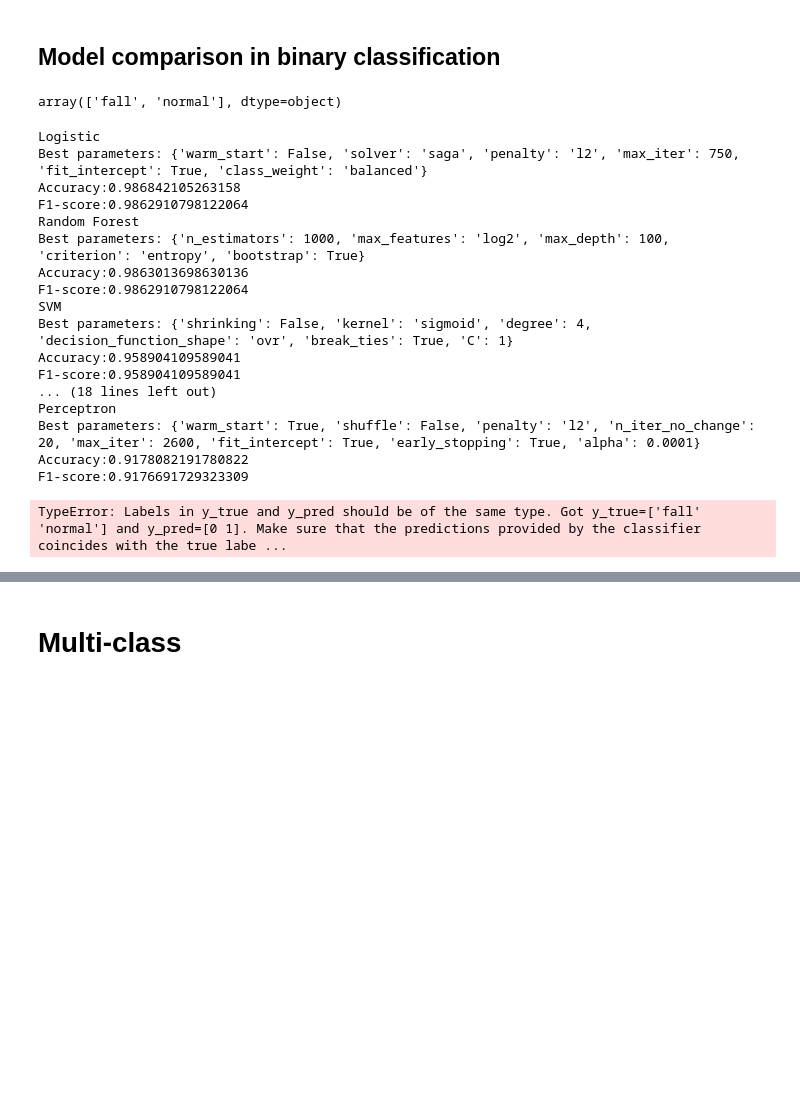
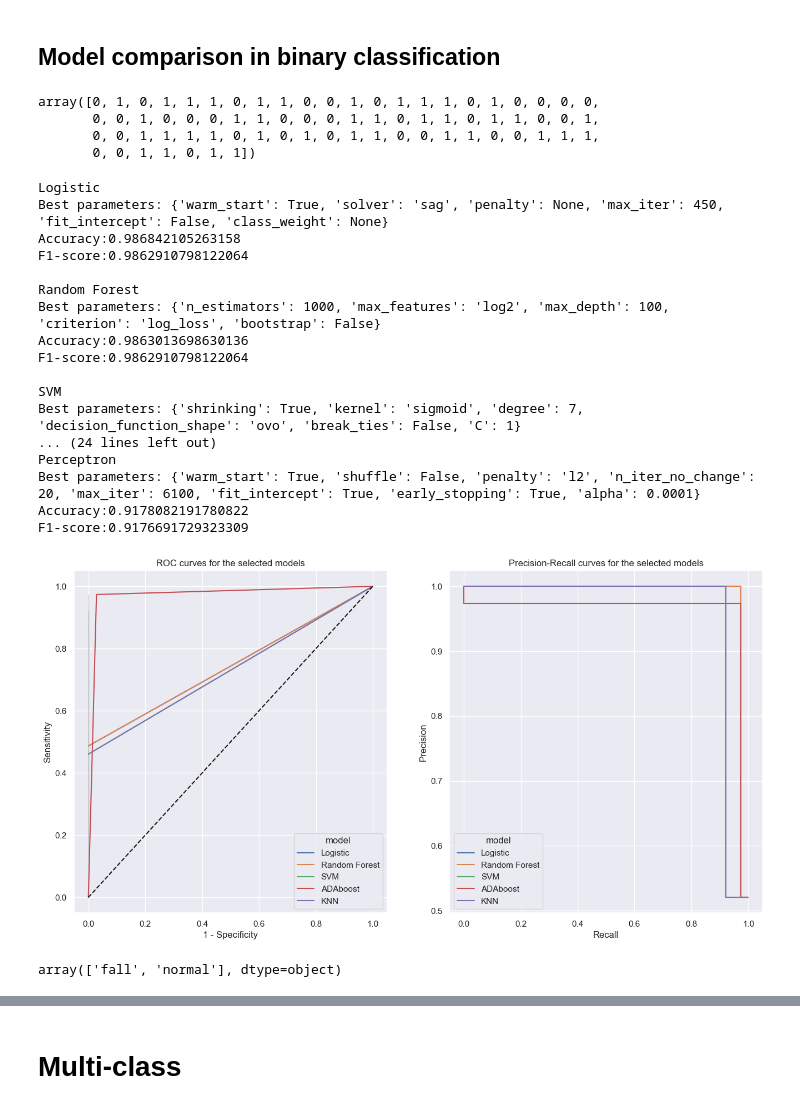
Before and after one commit to nicolagrieco00/Fall_or_not_to_fall, a Jupyter notebook: second_algo.ipynb, the cells around one changed output, grey strips where cells are left out. Saved outputs shown, nothing was run; the diff lists cells and outputs as text; code cells hidden in the pictures; blank space fills up the shorter version.

```diff
--- a/second_algo.ipynb
+++ b/second_algo.ipynb
@@ -184,7 +184,7 @@ def best_rf_fit(X_train, X_test, y_train, y_test):
 
 def best_svm_fit(X_train, X_test, y_train, y_test):
     # SVM - remember that in this case we use one-vs-one classification scheme
-    svm_clf = SVC()
+    svm_clf = SVC(probability=True)
 
     svm_params = {"C": [1, 2, 5, 15, 25],
                 "kernel": ["linear", "poly", "rbf", "sigmoid"],
@@ -654,45 +654,55 @@ As it is explained in a famous paper published by Andrew Ng et al. in 2001, it h
 However, the generative model reaches its asymptotic faster (O(log n)) than the discriminative model(O (n))
 # %% [markdown]
 ## Model comparison in binary classification
-# %%
-y_test.unique()
-# %% [output]
-array(['fall', 'normal'], dtype=object)
+# %%
+y_te
+# %% [output]
+array([0, 1, 0, 1, 1, 1, 0, 1, 1, 0, 0, 1, 0, 1, 1, 1, 0, 1, 0, 0, 0, 0,
+       0, 0, 1, 0, 0, 0, 1, 1, 0, 0, 0, 1, 1, 0, 1, 1, 0, 1, 1, 0, 0, 1,
+       0, 0, 1, 1, 1, 1, 0, 1, 0, 1, 0, 1, 1, 0, 0, 1, 1, 0, 0, 1, 1, 1,
+       0, 0, 1, 1, 0, 1, 1])
 # %%
 print("Logistic")
 log_preds, log_clf = best_softmax_fit(X_train_scaled, X_test_scaled, y_train, y_test, binary=True)
+print()
 print("Random Forest")
 rf_preds, rf_clf = best_rf_fit(X_train_scaled, X_test_scaled, y_train, y_test)
+print()
 print("SVM")
 svm_preds, svm_clf = best_svm_fit(X_train_scaled, X_test_scaled, y_train, y_test)
+print()
 print("XGBoost")
 le = LabelEncoder()
 le.fit(y_train.unique())
+warnings.filterwarnings('ignore')
 y_tr = le.transform(y_train)
 y_te = le.transform(y_test)
 xgb_preds, xgb_clf = best_xgboost_fit(X_train_scaled, X_test_scaled, y_tr, y_te, binary=True)
+print()
 print("ADAboost")
 ada_preds, ada_clf = best_ada_fit(X_train_scaled, X_test_scaled, y_train, y_test)
+print()
 print("KNN")
 knn_preds, knn_clf = best_knn_fit(X_train_scaled, X_test_scaled, y_train, y_test)
+print()
 print("Perceptron")
 perc_preds, perc_clf = best_perc_fit(X_train_scaled, X_test_scaled, y_train, y_test)
 # %% [output]
 Logistic
-Best parameters: {'warm_start': False, 'solver': 'saga', 'penalty': 'l2', 'max_iter': 750, 'fit_intercept': True, 'class_weight': 'balanced'}
+Best parameters: {'warm_start': True, 'solver': 'sag', 'penalty': None, 'max_iter': 450, 'fit_intercept': False, 'class_weight': None}
 Accuracy:0.986842105263158
 F1-score:0.9862910798122064
+
 Random Forest
-Best parameters: {'n_estimators': 1000, 'max_features': 'log2', 'max_depth': 100, 'criterion': 'entropy', 'bootstrap': True}
+Best parameters: {'n_estimators': 1000, 'max_features': 'log2', 'max_depth': 100, 'criterion': 'log_loss', 'bootstrap': False}
 Accuracy:0.9863013698630136
 F1-score:0.9862910798122064
+
 SVM
-Best parameters: {'shrinking': False, 'kernel': 'sigmoid', 'degree': 4, 'decision_function_shape': 'ovr', 'break_ties': True, 'C': 1}
-Accuracy:0.958904109589041
-F1-score:0.958904109589041
-... (18 lines left out)
+Best parameters: {'shrinking': True, 'kernel': 'sigmoid', 'degree': 7, 'decision_function_shape': 'ovo', 'break_ties': False, 'C': 1}
+... (24 lines left out)
 Perceptron
-Best parameters: {'warm_start': True, 'shuffle': False, 'penalty': 'l2', 'n_iter_no_change': 20, 'max_iter': 2600, 'fit_intercept': True, 'early_stopping': True, 'alpha': 0.0001}
+Best parameters: {'warm_start': True, 'shuffle': False, 'penalty': 'l2', 'n_iter_no_change': 20, 'max_iter': 6100, 'fit_intercept': True, 'early_stopping': True, 'alpha': 0.0001}
 Accuracy:0.9178082191780822
 F1-score:0.9176691729323309
 # %%
@@ -708,53 +718,55 @@ clf_list = [
     (log_clf, log_preds, "Logistic"),
     (rf_clf, rf_preds, "Random Forest"),
     (svm_clf, svm_preds, "SVM"),
-    (xgb_clf, xgb_preds, "XGBoost"),
     (ada_clf, ada_preds, "ADAboost"),
-    (knn_clf, knn_preds, "KNN"),
-    (perc_clf, perc_preds, "Perceptron")
+    (knn_clf, knn_preds, "KNN")
 ]
 # y_new
 
 for clf in clf_list:
+
     y_pred = clf[1]
     y_pred = le.transform(y_pred)
 
     predicted_prob = clf[0].predict_proba(X_test_scaled)[:, 1]
 
     report = classification_report(y_true=y_te, y_pred=y_pred, output_dict=True)
-    cm = confusion_matrix(y_true=y_test, y_pred=y_pred)
+    cm = confusion_matrix(y_true=y_te, y_pred=y_pred)
 
-    fpr, tpr, _ = roc_curve(y_te.ravel(), predicted_prob.ravel()) # For micro add .ravel() to the inputs
+    fpr, tpr, _ = roc_curve(y_te, y_pred) # For micro add .ravel() to the inputs
     temp1 = pd.DataFrame({"fpr": fpr, "tpr": tpr, "model": clf[2]})
     roc_df = pd.concat([roc_df, temp1], ignore_index=True)
     roc_auc = auc(fpr, tpr)
     metrics['recall'].append(report['macro avg']['recall'])
     metrics['precision'].append(report['macro avg']['precision'])
     metrics['f1-score'].append(report['macro avg']['f1-score'])
     metrics['accuracy'].append(report["accuracy"])
     metrics['roc-auc'].append(roc_auc)
 
     precision, recall, _ = precision_recall_curve(y_te, y_pred)
     temp2 = pd.DataFrame({"precision": precision, "recall": recall, "model": clf[2]})
     prec_rec_df = pd.concat([prec_rec_df, temp2], ignore_index=True)
 
+# metrics = pd.DataFrame(metrics)
+# display(metrics)
 
-print("Metrics:")
-display(metrics)
-
-print()
+# print()
 
 sns.set()
 fig, (ax1, ax2) = plt.subplots(1,2, figsize=(16,8))
 sns.lineplot(data=roc_df, x="fpr", y="tpr", hue="model", ax=ax1)
 ax1.plot([0, 1], [0, 1], "k--", label="chance level (AUC = 0.5)")
 ax1.set_ylabel("Sensitivity")
 ax1.set_xlabel("1 - Specificity")
 ax1.set_title("ROC curves for the selected models")
 sns.lineplot(data=prec_rec_df, x="recall", y="precision", hue="model", drawstyle="steps-pre", ax=ax2)
 ax2.set_ylabel("Precision")
 ax2.set_xlabel("Recall")
 ax2.set_title("Precision-Recall curves for the selected models")
 plt.show()
 # %% [output]
-TypeError: Labels in y_true and y_pred should be of the same type. Got y_true=['fall' 'normal'] and y_pred=[0 1]. Make sure that the predictions provided by the classifier coincides with the true labe ...
+[figure, added]
+# %%
+log_clf.classes_
+# %% [output]
+array(['fall', 'normal'], dtype=object)
```
Also changed, not shown: parts of 8 cells of this notebook.
